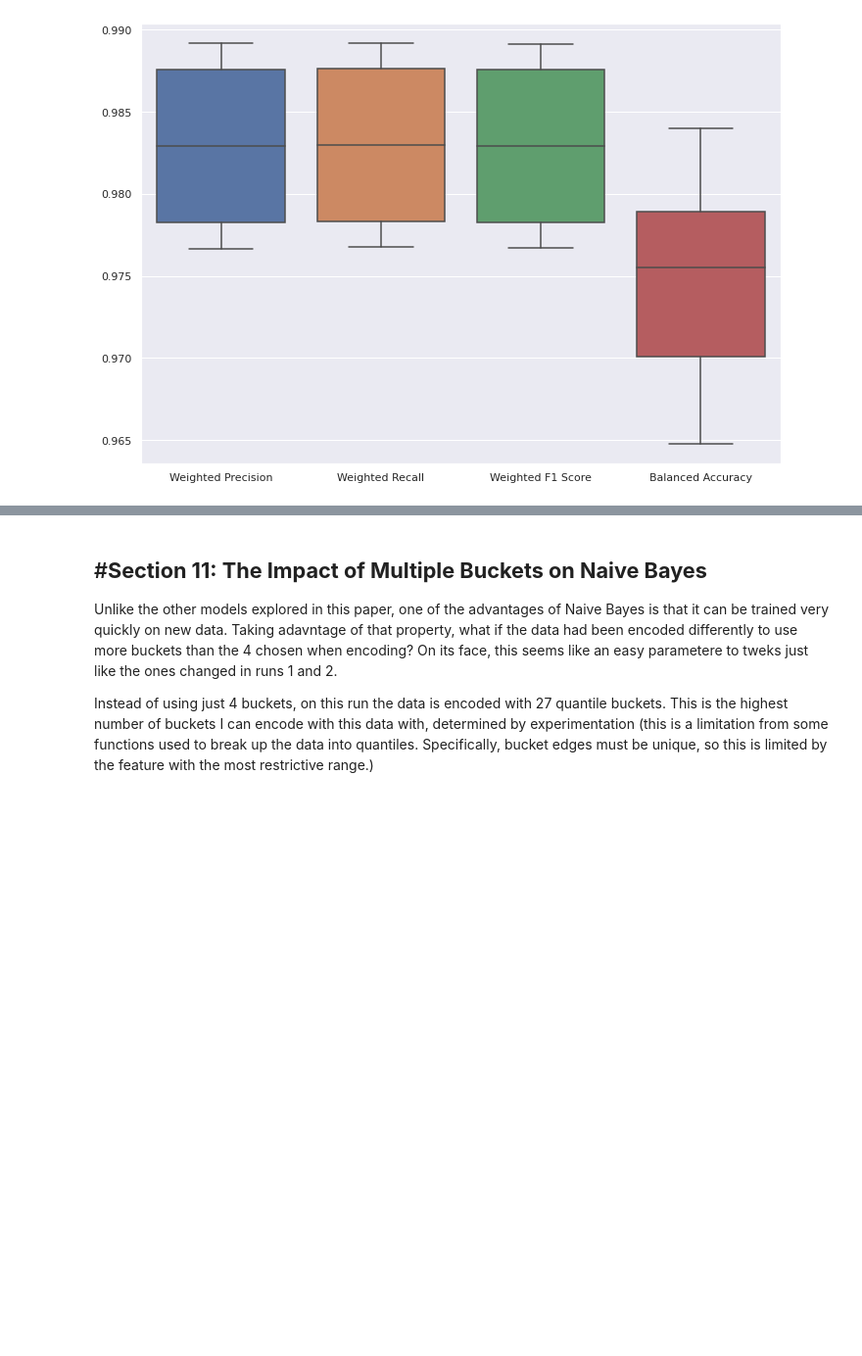
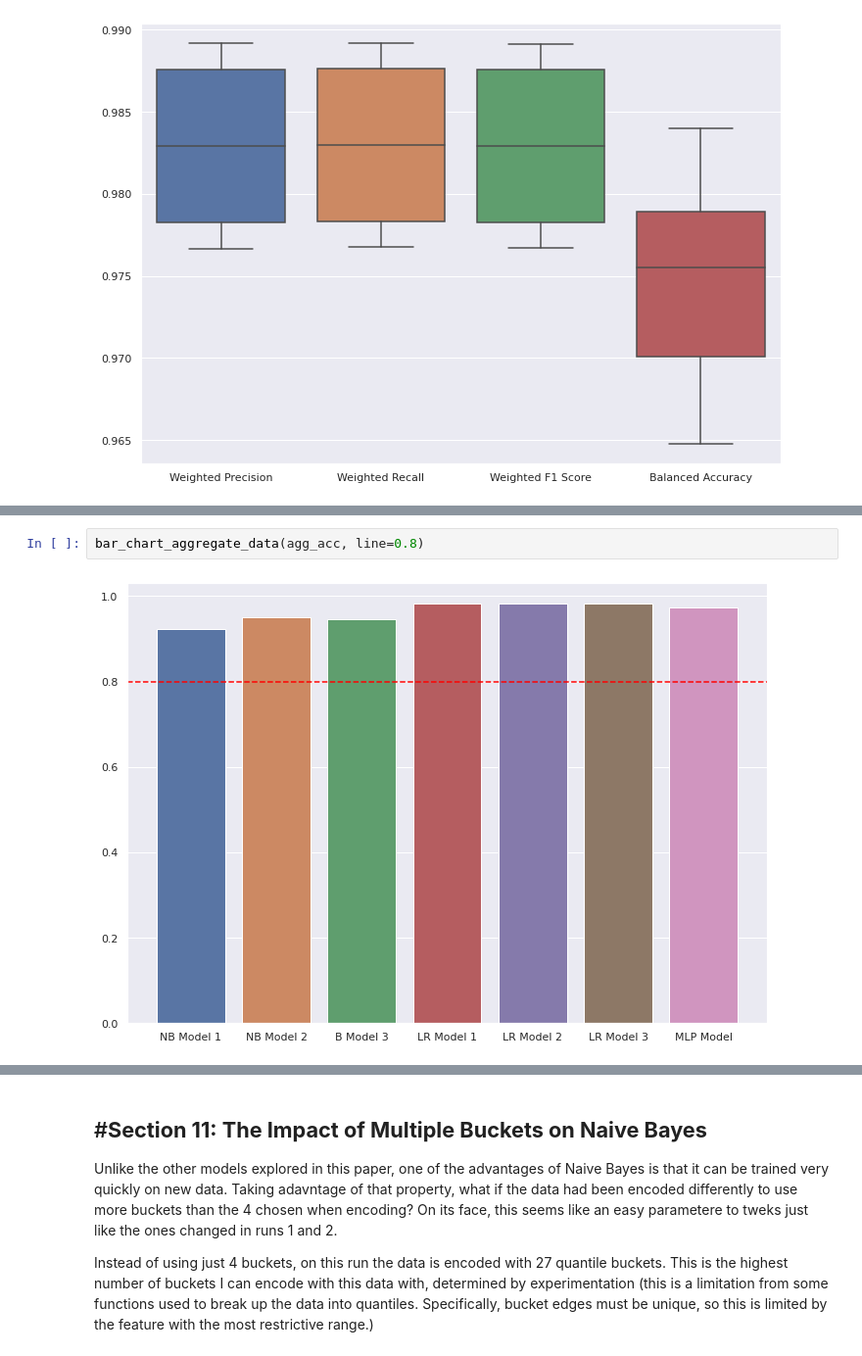
Before and after one commit to journalWheat/CSI4106-Project1, a Jupyter notebook: CSI4106_Project1_JaredWagner_GeneralForm.ipynb, the cells around one changed output, grey strips where cells are left out. Shown at 98% size. Drawn from its saved outputs; the diff is of its cells as text; blank space fills up the shorter version.

```diff
--- a/CSI4106_Project1_JaredWagner_GeneralForm.ipynb
+++ b/CSI4106_Project1_JaredWagner_GeneralForm.ipynb
@@ -952,0 +1150,4 @@ Because the changes in runs 1-3 failed to yield different results, only the last
+# %%
+bar_chart_aggregate_data(agg_acc, line=0.8)
+# %% [output]
+[figure, added]
```
Also changed, not shown: parts of 24 cells of this notebook.
